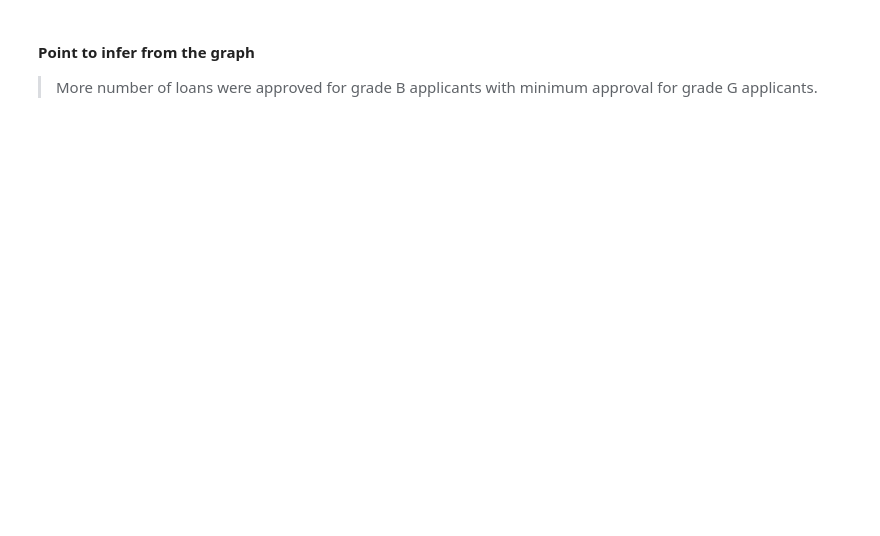
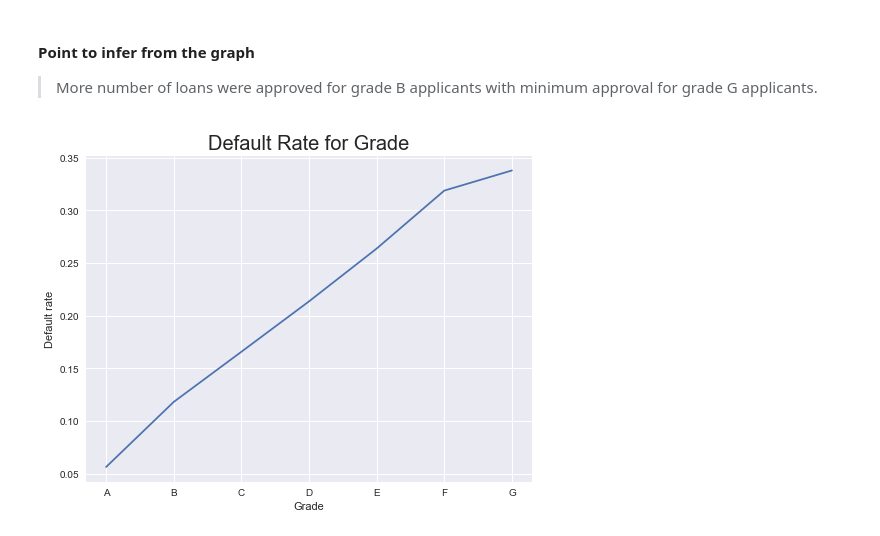
Before and after one commit to Veneeshkrishnan/Lending_Club_Case_Study, a Jupyter notebook: Lending_club.ipynb, the cells around one changed output. Drawn from its saved outputs; the diff is of its cells as text; code cells hidden in the pictures; blank space fills up the shorter version.

```diff
--- a/Lending_club.ipynb
+++ b/Lending_club.ipynb
@@ -789,3 +824,12 @@ plt.show()
 #### Point to infer from the graph
 
 > More number of loans were approved for grade B applicants with minimum approval for grade G applicants.
+# %%
+#plotting default rate with respect to grades
+plt.figure(figsize=[8,6])
+Loan_data.groupby(by="Grade")["Loan_status_bin"].mean().plot.line()
+plt.title("Default Rate for Grade", fontsize=20)
+plt.ylabel("Default rate")
+plt.show()
+# %% [output]
+[figure, added]
```
Also changed, not shown: parts of 61 cells of this notebook.
